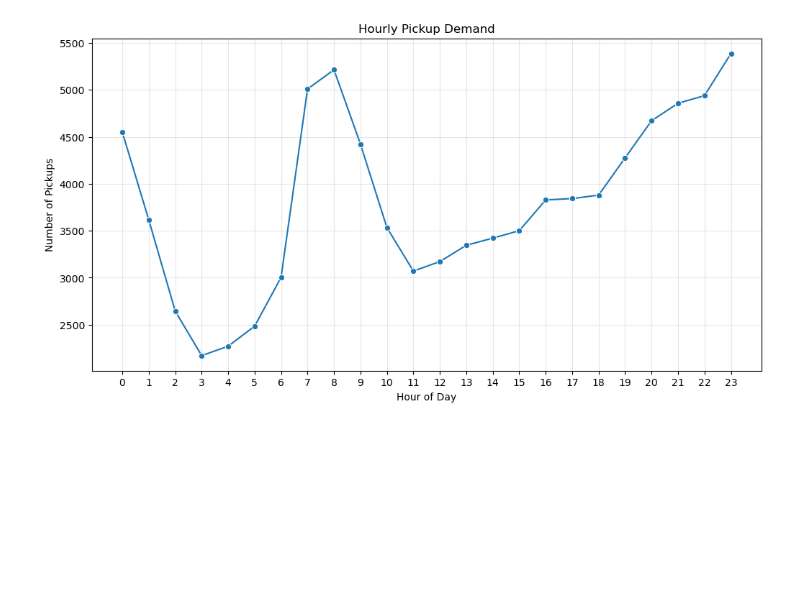
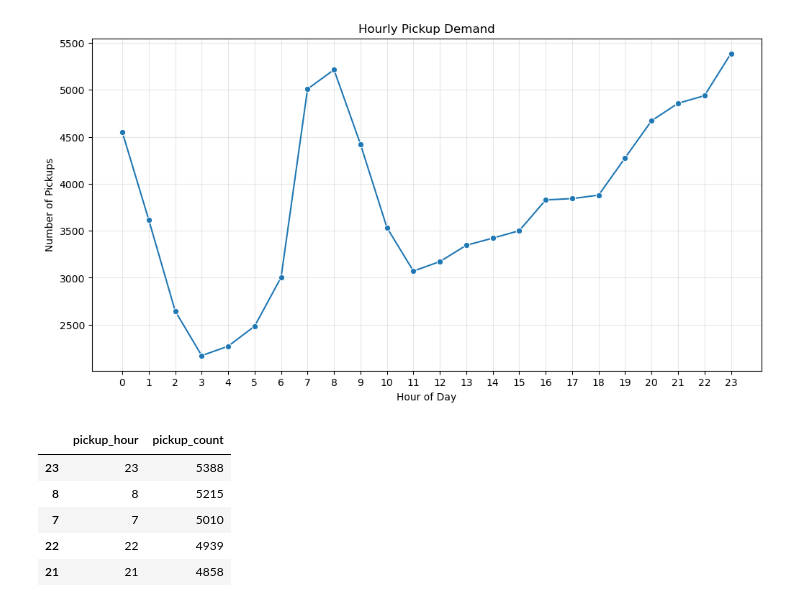
Before and after one commit to abhishekmahto01/DS-365, a Jupyter notebook: Urban_Mobility_Analytics/notebooks/01_exploratory_data_analysis.ipynb, the cells around one changed output. Saved outputs shown, nothing was run; the diff lists cells and outputs as text; code cells hidden in the pictures; blank space fills up the shorter version.

Commit message:
highest pickup by hour

```diff
--- a/Urban_Mobility_Analytics/notebooks/01_exploratory_data_analysis.ipynb
+++ b/Urban_Mobility_Analytics/notebooks/01_exploratory_data_analysis.ipynb
@@ -393,3 +393,14 @@ plt.grid(True, alpha=0.3)
 plt.show()
 # %% [output]
 [figure]
+# %%
+pick_hours = hourly_pickups.sort_values("pickup_count",ascending=False).head()
+
+display(pick_hours)
+# %% [output]
+|  | pickup_hour | pickup_count |
+| 23 | 23 | 5388 |
+| 8 | 8 | 5215 |
+| 7 | 7 | 5010 |
+| 22 | 22 | 4939 |
+| 21 | 21 | 4858 |
```
